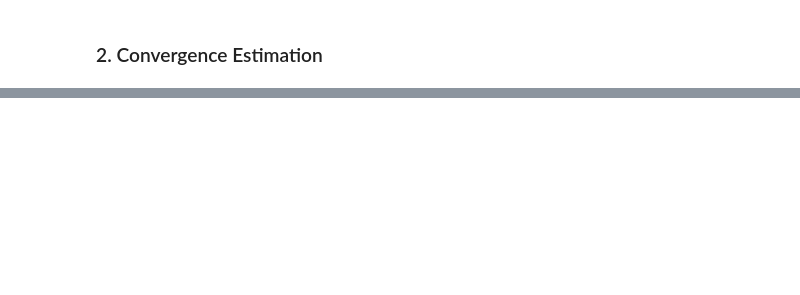
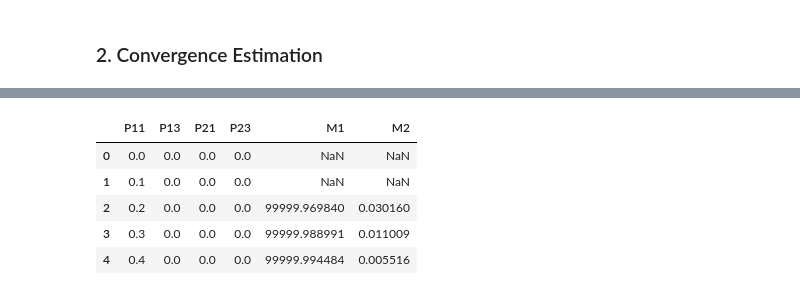
Before and after one commit to DanisAlukaev/Simulation-Modelling, a Jupyter notebook: Assignment 2/Solution.ipynb, the cells around one changed output, grey strips where cells are left out. Drawn from its saved outputs; the diff is of its cells as text; code cells hidden in the pictures; blank space fills up the shorter version.

Commit message:
+ data generation

```diff
--- a/Assignment 2/Solution.ipynb
+++ b/Assignment 2/Solution.ipynb
@@ -123,0 +157,9 @@ print(compute_segmentation(values))
+# %%
+def simulate_wrapper(args):
+    """
+    Wrapper for simulate method. Used to run simulations
+    in parallel.
+
+    :return: M1, M2
+    """
+    return simulate(*args)
@@ -123,0 +204,43 @@ print(compute_segmentation(values))
+# %%
+def export(df, flag):
+    """
+    Method that saves dataframe as a csv file.
+
+    :param df: dataframe to be saved
+    :param flag: flag whether it should be saved
+    :return: True if save successfully
+    """
+    if not flag:
+        return
+    if not os.path.exists('./data'):
+        os.makedirs('./data')
+    timestamp = datetime.now().strftime("%Y-%m-%d %H:%M:%S")
+    filepath = os.path.join('./data', f'train | {timestamp}.csv')
+    df.to_csv(filepath)
+    return True
+# %%
+def compose_dataset(step=0.1, preferences=None, save=True):
+    """
+    Method that assembles dataset.
+
+    :param step: grid size
+    :param preferences: list of lists of elements with two items: lower and upper bound for P
+    :param save: flag whether the result should be saved
+    :return: dataframe
+    """
+    df = generate_grid(step=step, preferences=preferences)
+    targets = get_mapping(df)
+    dataset = pd.concat([df, targets], axis=1).fillna(value=np.nan)
+    export(dataset, save)
+    return dataset
+# %%
+dataset = compose_dataset()
+# %%
+dataset.head()
+# %% [output]
+|  | P11 | P13 | P21 | P23 | M1 | M2 |
+| 0 | 0.0 | 0.0 | 0.0 | 0.0 | NaN | NaN |
+| 1 | 0.1 | 0.0 | 0.0 | 0.0 | NaN | NaN |
+| 2 | 0.2 | 0.0 | 0.0 | 0.0 | 99999.969840 | 0.030160 |
+| 3 | 0.3 | 0.0 | 0.0 | 0.0 | 99999.988991 | 0.011009 |
+| 4 | 0.4 | 0.0 | 0.0 | 0.0 | 99999.994484 | 0.005516 |
```
Also changed, not shown: parts of 9 cells of this notebook.
